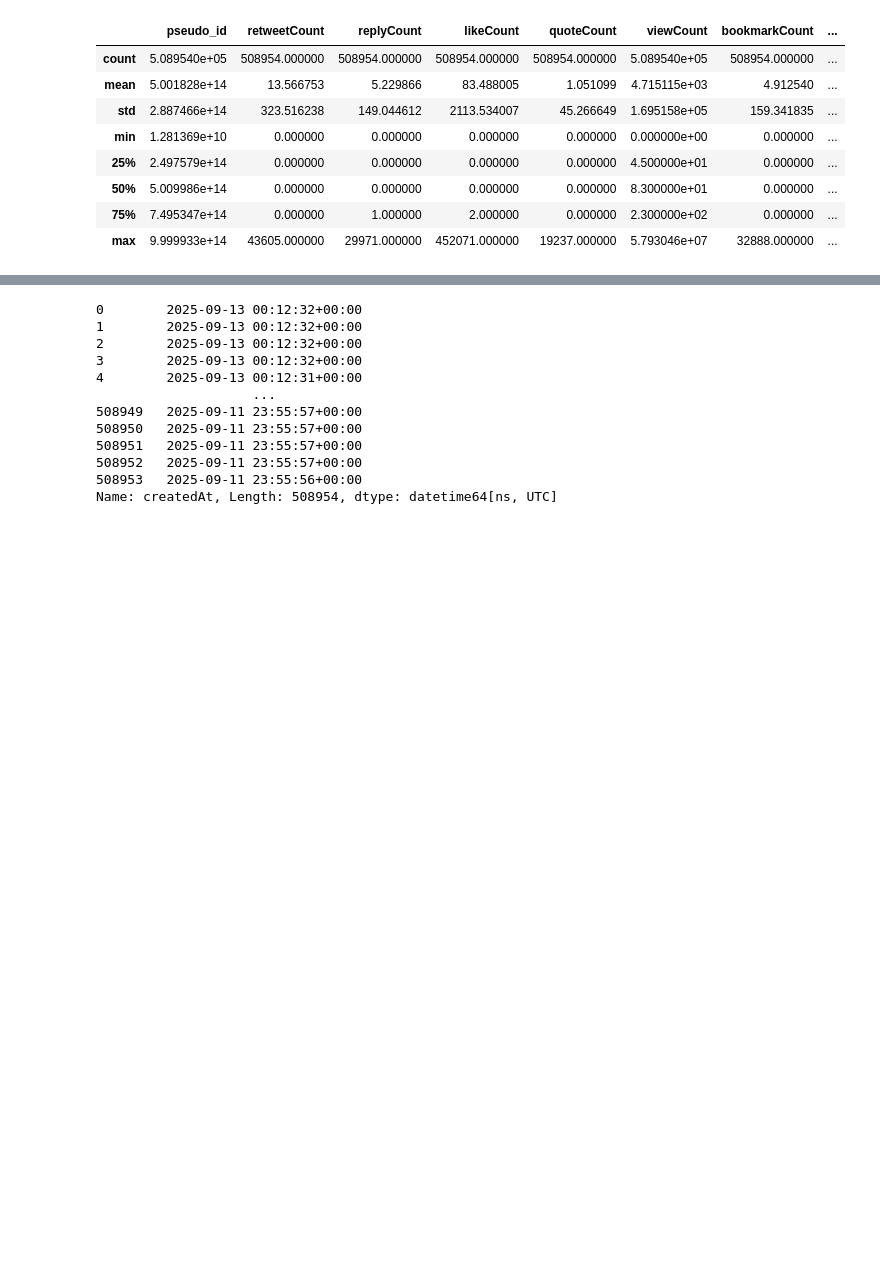
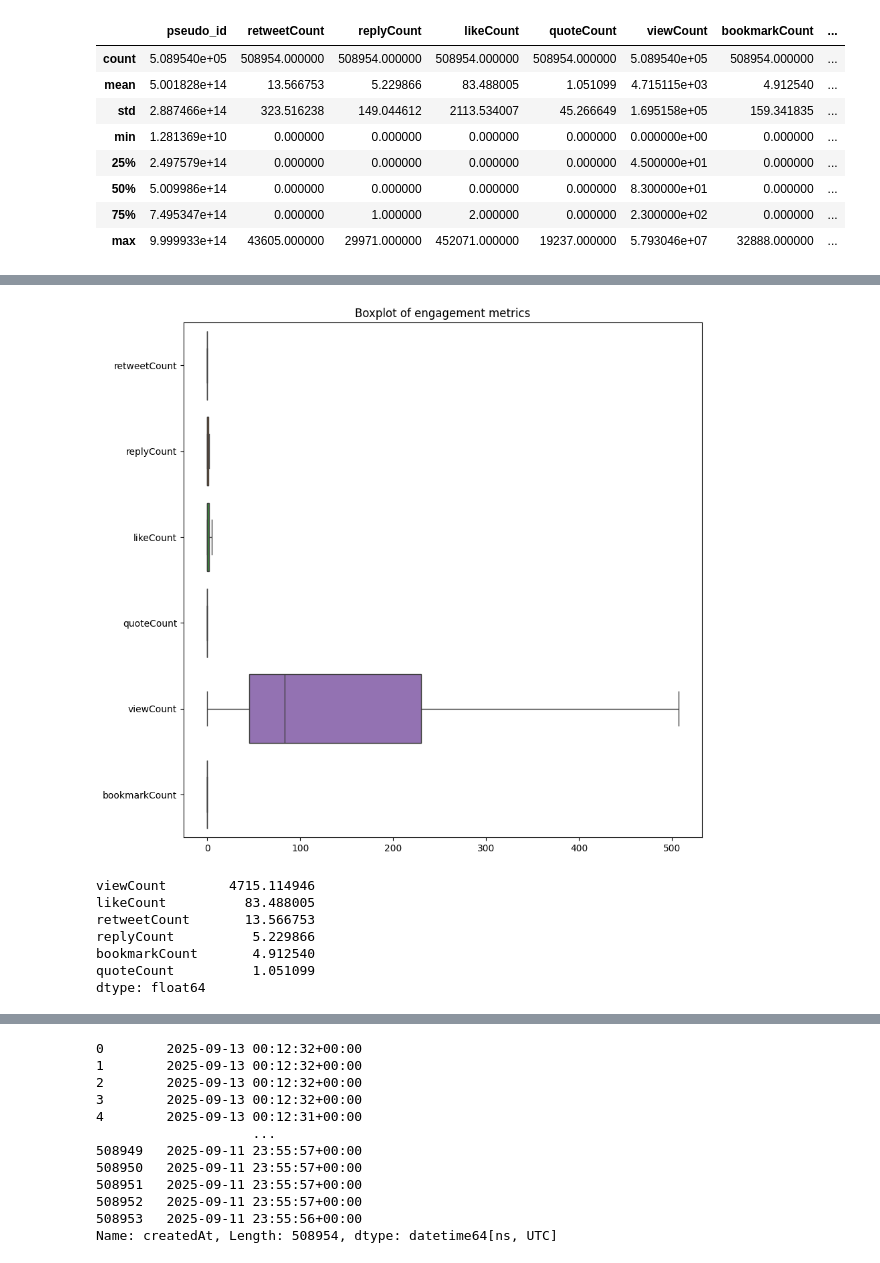
Before and after one commit to lonelyalpaca2003/sentiment_analysis_charlie_kirk-, a Jupyter notebook: notebooks/eda.ipynb, the cells around one changed output, grey strips where cells are left out. Cells and saved outputs as stored; diff of their text form; code cells hidden in the pictures; blank space fills up the shorter version.

```diff
--- a/notebooks/eda.ipynb
+++ b/notebooks/eda.ipynb
@@ -66 +76,19 @@ df.describe()
+# %%
+engagement_cols = ['retweetCount', 'replyCount', 'likeCount',
+       'quoteCount', 'viewCount', 'bookmarkCount']
+plt.figure(figsize = (10,10))
+sns.boxplot(data = df[engagement_cols], orient = 'h', showfliers = False)
+plt.title("Boxplot of engagement metrics")
+plt.show()
+
+df[engagement_cols].mean().sort_values(ascending = False)
+# %% [output]
+[figure, added]
+viewCount        4715.114946
+likeCount          83.488005
+retweetCount       13.566753
+replyCount          5.229866
+bookmarkCount       4.912540
+quoteCount          1.051099
+dtype: float64
 # %%
```
Also changed, not shown: parts of 8 cells of this notebook.
